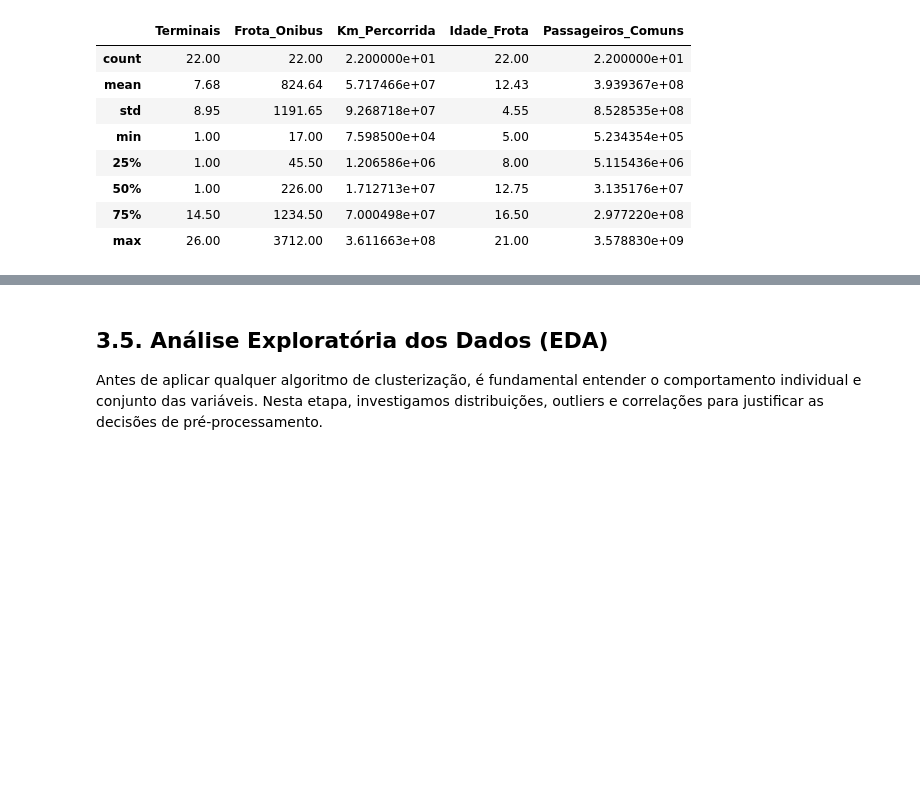
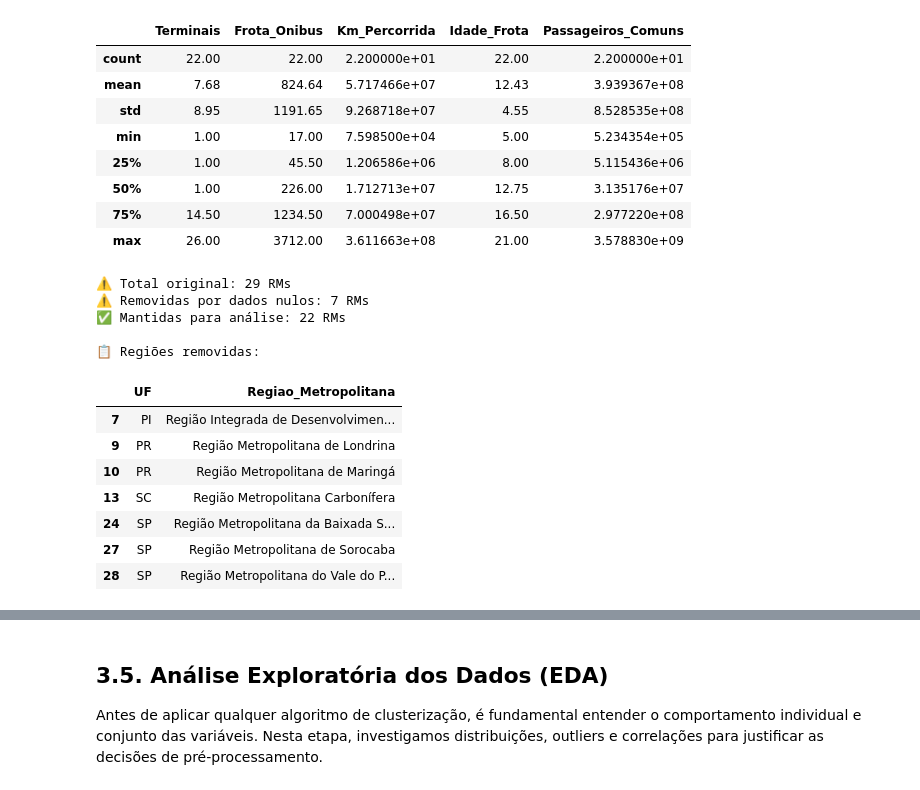
Before and after one commit to felipealvesdev/modelos_descritivos_projeto_final, a Jupyter notebook: notebooks/01_analise_mobilidade.ipynb, the cells around one changed output, grey strips where cells are left out. Drawn from its saved outputs; the diff is of its cells as text; code cells hidden in the pictures; blank space fills up the shorter version.

```diff
--- a/notebooks/01_analise_mobilidade.ipynb
+++ b/notebooks/01_analise_mobilidade.ipynb
@@ -120,3 +120,32 @@ display(df_cluster[variaveis_interesse].describe().round(2))
 | 50% | 1.00 | 226.00 | 1.712713e+07 | 12.75 | 3.135176e+07 |
 | 75% | 14.50 | 1234.50 | 7.000498e+07 | 16.50 | 2.977220e+08 |
 | max | 26.00 | 3712.00 | 3.611663e+08 | 21.00 | 3.578830e+09 |
+# %%
+# 3.6 - Verificando quantas e quais RMs foram removidas por dados nulos
+df_original = df[['UF', 'Regiao_Metropolitana'] + codigos_originais].copy()
+df_original.columns = ['UF', 'Regiao_Metropolitana'] + nomes_novos
+
+for col in nomes_novos:
+    df_original[col] = pd.to_numeric(df_original[col], errors='coerce')
+
+rms_removidas = df_original[df_original[nomes_novos].isnull().any(axis=1)]
+
+print(f"⚠️ Total original: {len(df_original)} RMs")
+print(f"⚠️ Removidas por dados nulos: {len(rms_removidas)} RMs")
+print(f"✅ Mantidas para análise: {len(df_cluster)} RMs")
+print("\n📋 Regiões removidas:")
+display(rms_removidas[['UF', 'Regiao_Metropolitana']])
+# %% [output]
+⚠️ Total original: 29 RMs
+⚠️ Removidas por dados nulos: 7 RMs
+✅ Mantidas para análise: 22 RMs
+
+📋 Regiões removidas:
+|  | UF | Regiao_Metropolitana |
+| 7 | PI | Região Integrada de Desenvolvimen... |
+| 9 | PR | Região Metropolitana de Londrina |
+| 10 | PR | Região Metropolitana de Maringá |
+| 13 | SC | Região Metropolitana Carbonífera |
+| 24 | SP | Região Metropolitana da Baixada S... |
+| 27 | SP | Região Metropolitana de Sorocaba |
+| 28 | SP | Região Metropolitana do Vale do P... |
```
Also changed, not shown: parts of 1 cell of this notebook.
